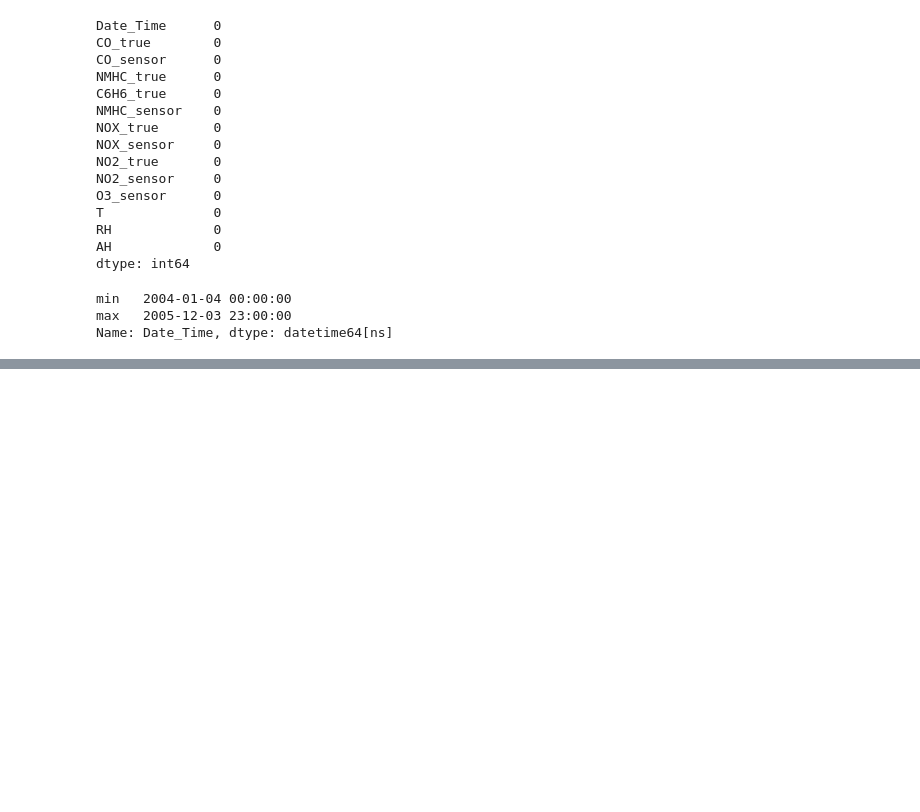
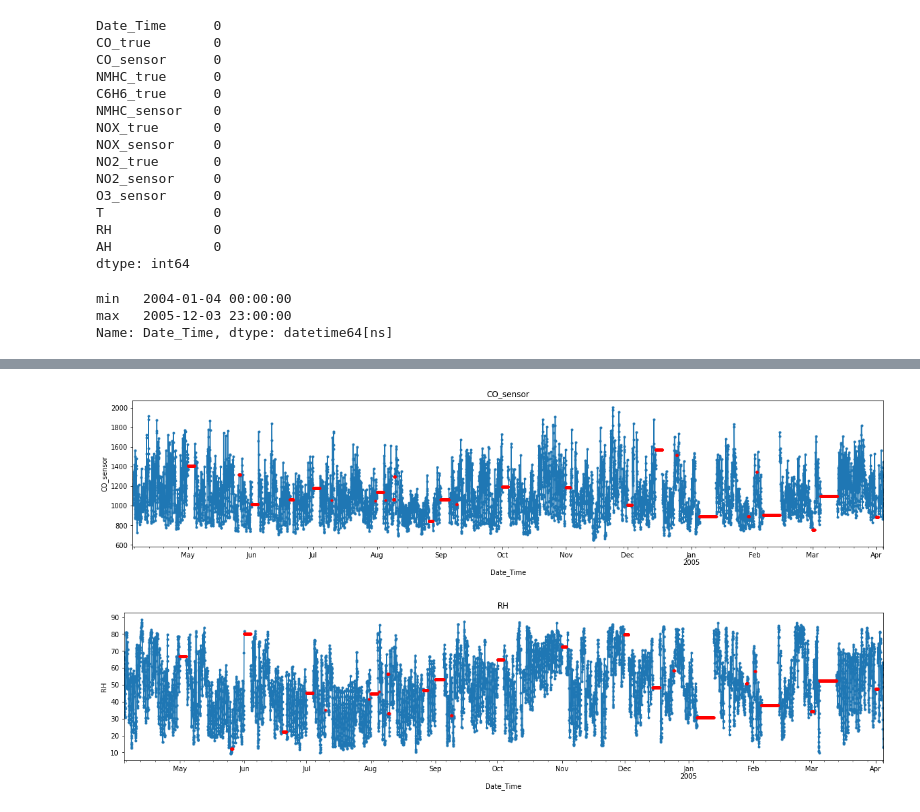
Before and after one commit to bhanu-code-repo/time-series-analysis, a Jupyter notebook: Air-Quality-Prediction/Air-Quality-Analysis-Prediction.ipynb, the cells around one changed output, grey strips where cells are left out. Cells and saved outputs as stored; diff of their text form; code cells hidden in the pictures; blank space fills up the shorter version.

```diff
--- a/Air-Quality-Prediction/Air-Quality-Analysis-Prediction.ipynb
+++ b/Air-Quality-Prediction/Air-Quality-Analysis-Prediction.ipynb
@@ -232,0 +390,27 @@ Name: Date_Time, dtype: datetime64[ns]
+# %%
+# Introduce the missing timestamps.
+# Note that we capture this in a different dataframe.
+data_ = data.asfreq('1H')
+
+# Apply the forward fill method.
+data_imputed = data_.fillna(method='ffill')
+
+# Plot the imputed time series.
+for var in ['CO_sensor', 'RH']:
+
+    # plot the time series.
+    ax = data_[var].plot(linestyle='-', marker='.', figsize=[20, 4])
+
+    # plot the imputed values on top, in red.
+    data_imputed[data_.isnull()][var].plot(ax=ax, legend=None, marker='.', color='r')
+
+    # Add title.
+    plt.title(var)
+
+    # the y axis label
+    plt.ylabel(var)
+
+    plt.show()
+# %% [output]
+[figure, added]
+[figure, added]
```
Also changed, not shown: parts of 74 cells of this notebook, 1 other file.
